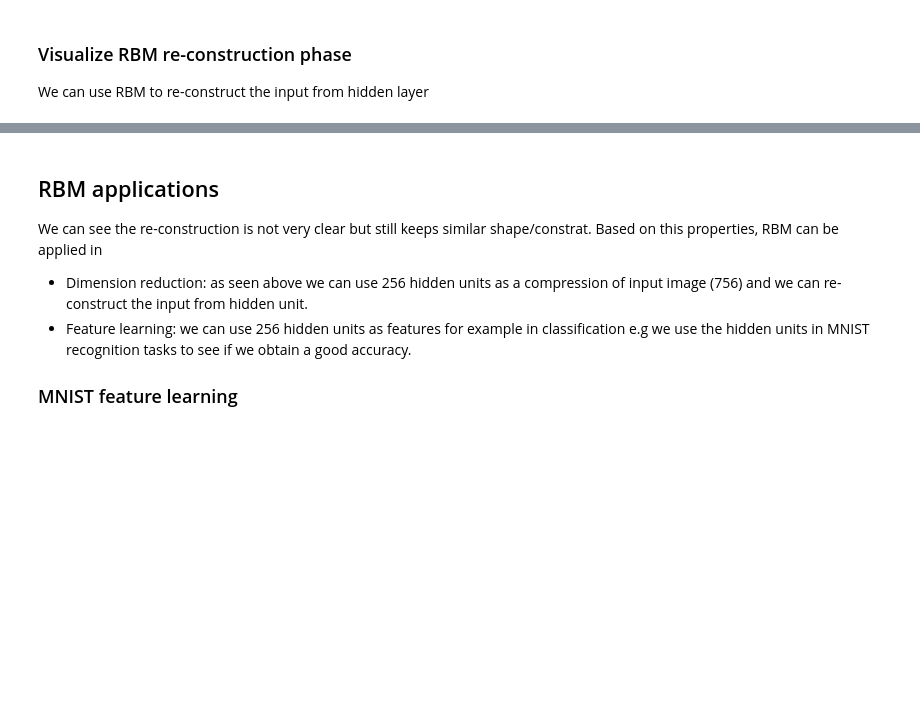
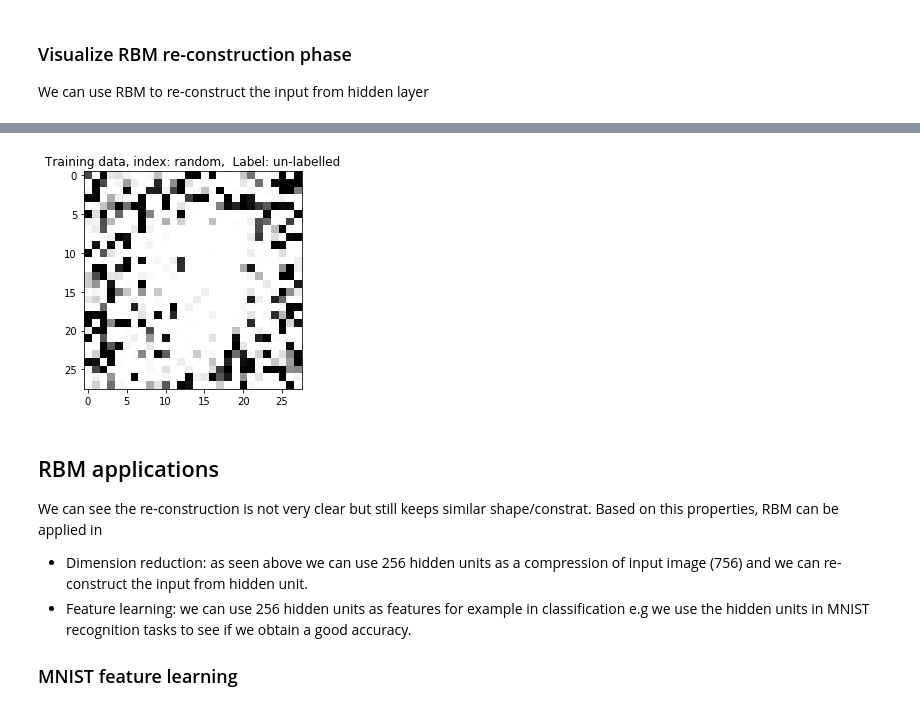
Before and after one commit to minh84/ml-nb, a Jupyter notebook: machine_learning/unsupervised/rbm.ipynb, the cells around one changed output, grey strips where cells are left out. Saved outputs shown, nothing was run; the diff lists cells and outputs as text; code cells hidden in the pictures; blank space fills up the shorter version.

```diff
--- a/machine_learning/unsupervised/rbm.ipynb
+++ b/machine_learning/unsupervised/rbm.ipynb
@@ -215,3 +222,9 @@ draw_digit(np.reshape(v1_probs,[28,28]), 'un-labelled', 'random')
+# %%
+v0 = np.random.uniform(size=[1, valid_X.shape[1]])
+v,v_prob = rbm_model.sample(v0, num_gibbs_step=500)
+draw_digit(np.reshape(v_prob,[28,28]), 'un-labelled', 'random')
+# %% [output]
+[figure, added]
 # %% [markdown]
 ## RBM applications
 
```
Also changed, not shown: parts of 3 cells of this notebook, 2 other files.
